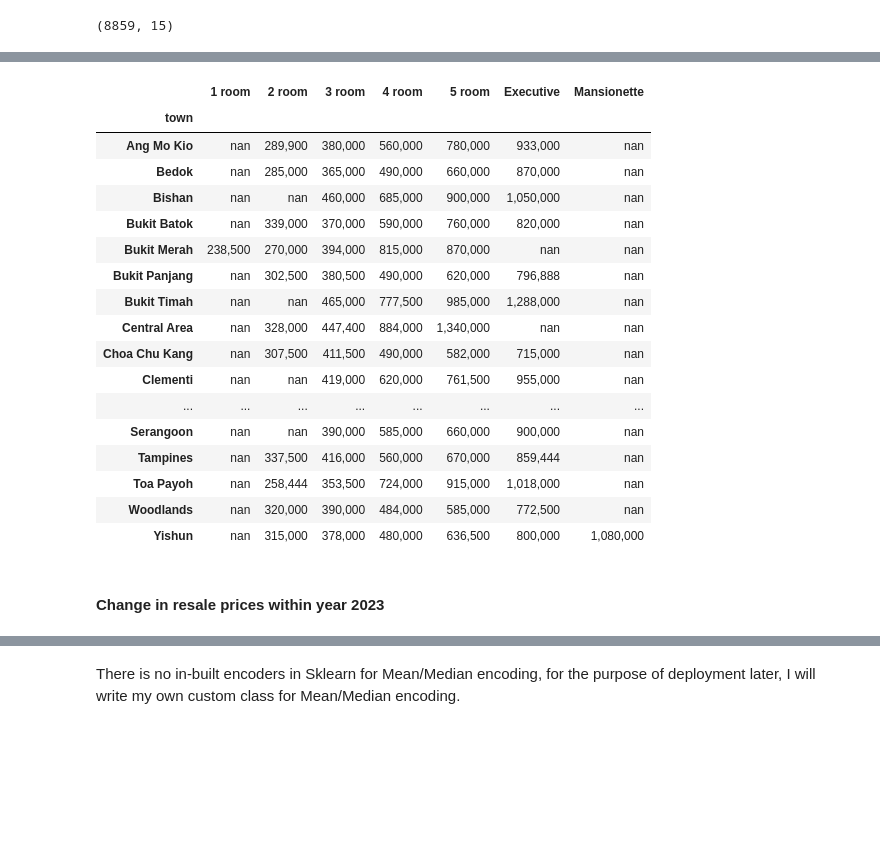
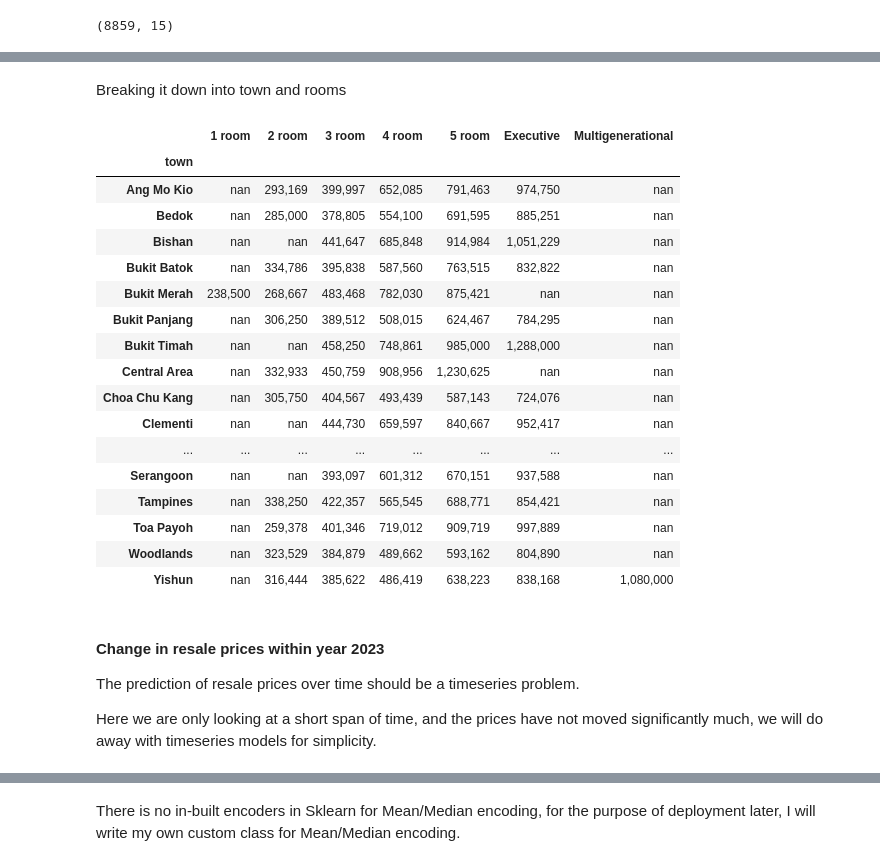
Before and after one commit to sienlonglim/ml_webapp, a Jupyter notebook: model_building.ipynb, the cells around one changed output, grey strips where cells are left out. Cells and saved outputs as stored; diff of their text form; code cells hidden in the pictures; blank space fills up the shorter version.

```diff
--- a/model_building.ipynb
+++ b/model_building.ipynb
@@ -117,29 +180,35 @@ region_prices.style.format(precision=0, thousands=',').highlight_max(color='red'
+# %% [markdown]
+Breaking it down into town and rooms
 # %%
-town_prices = df.groupby(['town', 'rooms'])[['resale_price']].median(numeric_only=True).sort_values(by=['town','rooms'], ascending=False)
+town_prices = df.groupby(['town', 'rooms'])[['resale_price']].mean(numeric_only=True).sort_values(by=['town','rooms'], ascending=False)
 town_prices = town_prices.unstack()
-town_prices.columns = ['1 room', '2 room', '3 room', '4 room', '5 room', 'Executive']
+town_prices.columns = ['1 room', '2 room', '3 room', '4 room', '5 room', 'Executive', 'Multigenerational']
 town_prices.style.format(precision=0, thousands=',').highlight_max(color='red').highlight_min(color='green')
 # %% [output]
-|  | 1 room | 2 room | 3 room | 4 room | 5 room | Executive | Mansionette |
+|  | 1 room | 2 room | 3 room | 4 room | 5 room | Executive | Multigenerational |
 | town |  |  |  |  |  |  |  |
-| Ang Mo Kio | nan | 289,900 | 380,000 | 560,000 | 780,000 | 933,000 | nan |
-| Bedok | nan | 285,000 | 365,000 | 490,000 | 660,000 | 870,000 | nan |
-| Bishan | nan | nan | 460,000 | 685,000 | 900,000 | 1,050,000 | nan |
-| Bukit Batok | nan | 339,000 | 370,000 | 590,000 | 760,000 | 820,000 | nan |
-| Bukit Merah | 238,500 | 270,000 | 394,000 | 815,000 | 870,000 | nan | nan |
-| Bukit Panjang | nan | 302,500 | 380,500 | 490,000 | 620,000 | 796,888 | nan |
-| Bukit Timah | nan | nan | 465,000 | 777,500 | 985,000 | 1,288,000 | nan |
-| Central Area | nan | 328,000 | 447,400 | 884,000 | 1,340,000 | nan | nan |
-| Choa Chu Kang | nan | 307,500 | 411,500 | 490,000 | 582,000 | 715,000 | nan |
-| Clementi | nan | nan | 419,000 | 620,000 | 761,500 | 955,000 | nan |
+| Ang Mo Kio | nan | 293,169 | 399,997 | 652,085 | 791,463 | 974,750 | nan |
+| Bedok | nan | 285,000 | 378,805 | 554,100 | 691,595 | 885,251 | nan |
+| Bishan | nan | nan | 441,647 | 685,848 | 914,984 | 1,051,229 | nan |
+| Bukit Batok | nan | 334,786 | 395,838 | 587,560 | 763,515 | 832,822 | nan |
+| Bukit Merah | 238,500 | 268,667 | 483,468 | 782,030 | 875,421 | nan | nan |
+| Bukit Panjang | nan | 306,250 | 389,512 | 508,015 | 624,467 | 784,295 | nan |
+| Bukit Timah | nan | nan | 458,250 | 748,861 | 985,000 | 1,288,000 | nan |
+| Central Area | nan | 332,933 | 450,759 | 908,956 | 1,230,625 | nan | nan |
+| Choa Chu Kang | nan | 305,750 | 404,567 | 493,439 | 587,143 | 724,076 | nan |
+| Clementi | nan | nan | 444,730 | 659,597 | 840,667 | 952,417 | nan |
 | ... | ... | ... | ... | ... | ... | ... | ... |
-| Serangoon | nan | nan | 390,000 | 585,000 | 660,000 | 900,000 | nan |
-| Tampines | nan | 337,500 | 416,000 | 560,000 | 670,000 | 859,444 | nan |
-| Toa Payoh | nan | 258,444 | 353,500 | 724,000 | 915,000 | 1,018,000 | nan |
-| Woodlands | nan | 320,000 | 390,000 | 484,000 | 585,000 | 772,500 | nan |
-| Yishun | nan | 315,000 | 378,000 | 480,000 | 636,500 | 800,000 | 1,080,000 |
+| Serangoon | nan | nan | 393,097 | 601,312 | 670,151 | 937,588 | nan |
+| Tampines | nan | 338,250 | 422,357 | 565,545 | 688,771 | 854,421 | nan |
+| Toa Payoh | nan | 259,378 | 401,346 | 719,012 | 909,719 | 997,889 | nan |
+| Woodlands | nan | 323,529 | 384,879 | 489,662 | 593,162 | 804,890 | nan |
+| Yishun | nan | 316,444 | 385,622 | 486,419 | 638,223 | 838,168 | 1,080,000 |
-# %% [markdown]
-#### Change in resale prices within year 2023
+# %% [markdown]
+#### Change in resale prices within year 2023
+
+The prediction of resale prices over time should be a timeseries problem.
+
+Here we are only looking at a short span of time, and the prices have not moved significantly much, we will do away with timeseries models for simplicity.
 # %%
 ma_df = df.groupby(['timeseries_month', 'region'])['resale_price'].mean()
 ma_df = ma_df.unstack()
```
Also changed, not shown: parts of 40 cells of this notebook, 2 other files.
